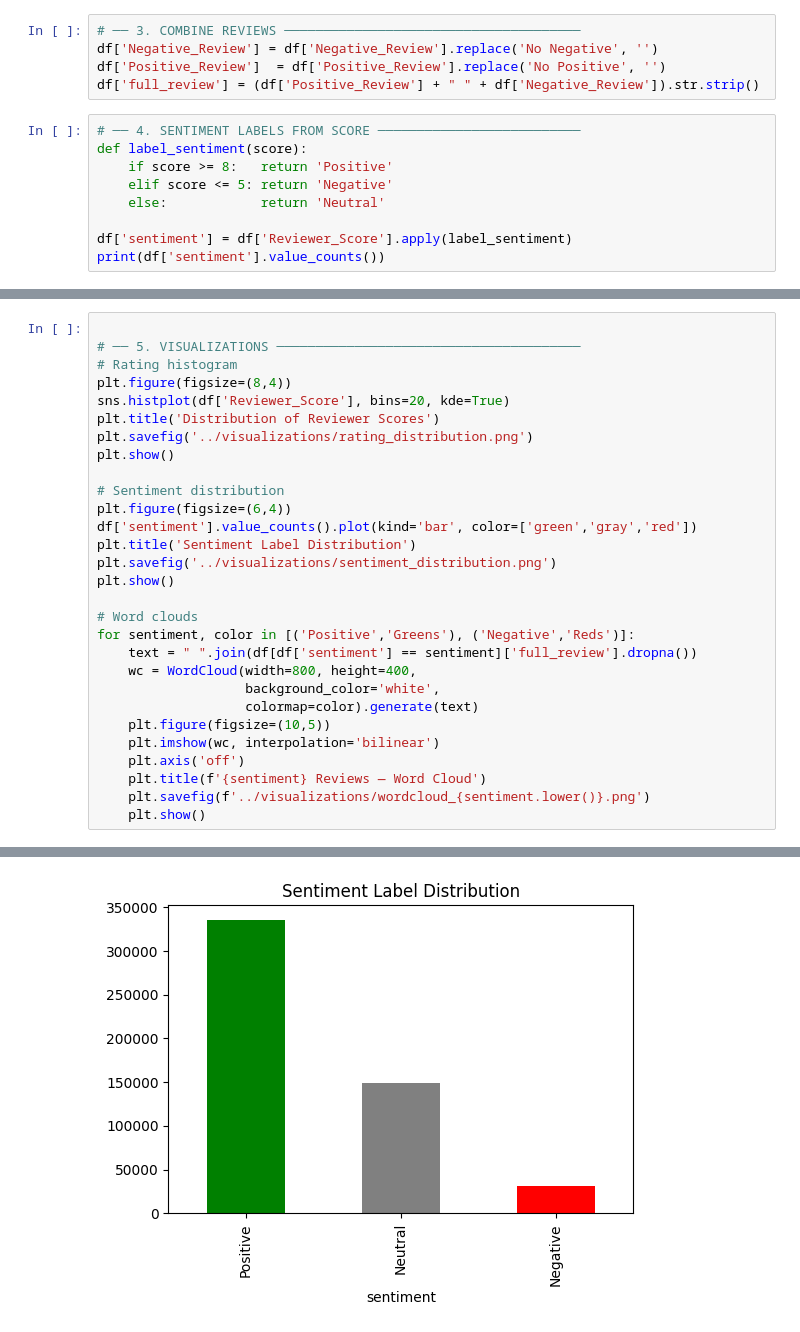
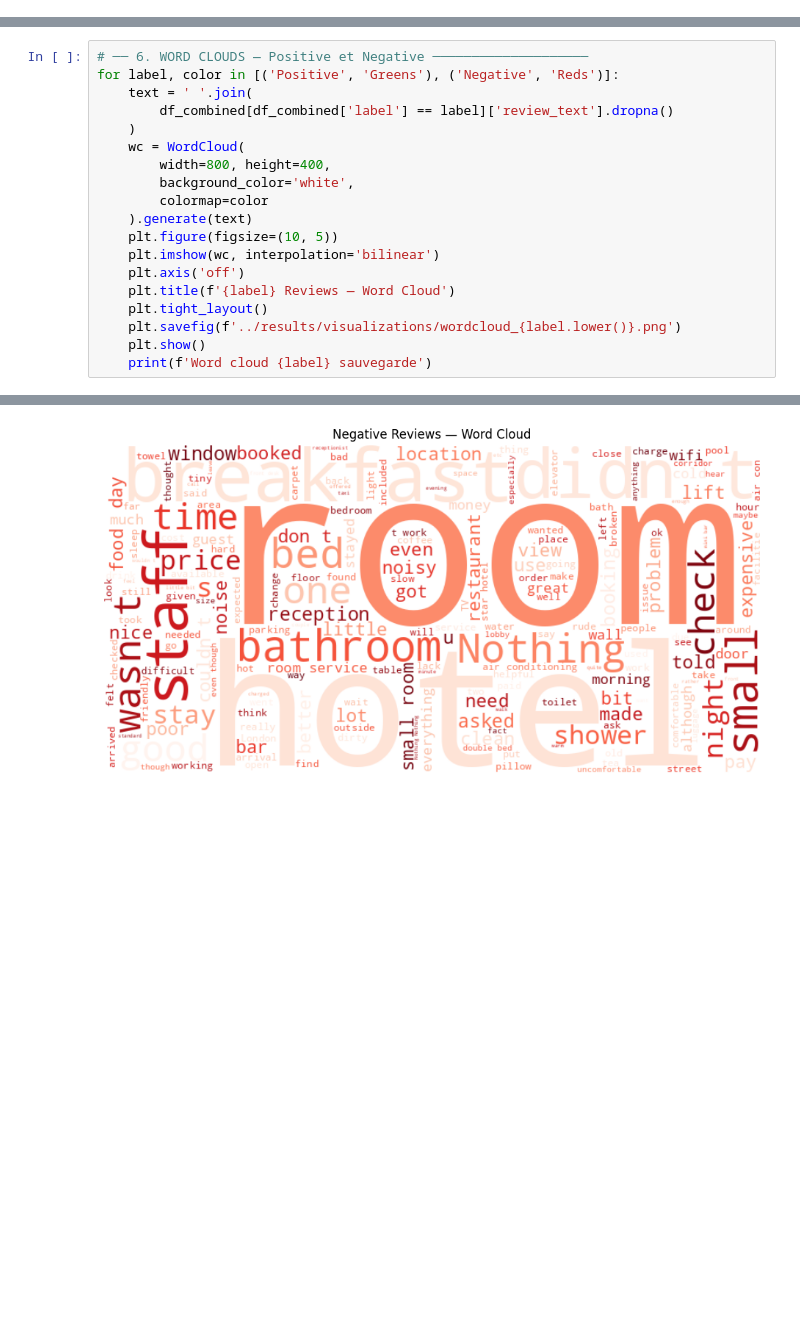
Before and after one commit to Sarahdje/NLP-Project, a Jupyter notebook: notebooks/01_exploration.ipynb, the cells around one changed output, grey strips where cells are left out. Drawn from its saved outputs; the diff is of its cells as text; blank space fills up the shorter version.

```diff
--- a/notebooks/01_exploration.ipynb
+++ b/notebooks/01_exploration.ipynb
@@ -56,17 +60,3 @@ Total_Number_of_Reviews_Reviewer_Has_Given      int64
 75%           9.600000
 max          10.000000
 Name: Reviewer_Score, dtype: float64
-# %%
-# ── 3. COMBINE REVIEWS ──────────────────────────────────────
-df['Negative_Review'] = df['Negative_Review'].replace('No Negative', '')
-df['Positive_Review']  = df['Positive_Review'].replace('No Positive', '')
-df['full_review'] = (df['Positive_Review'] + " " + df['Negative_Review']).str.strip()
-# %%
-# ── 4. SENTIMENT LABELS FROM SCORE ──────────────────────────
-def label_sentiment(score):
-    if score >= 8:   return 'Positive'
-    elif score <= 5: return 'Negative'
-    else:            return 'Neutral'
-
-df['sentiment'] = df['Reviewer_Score'].apply(label_sentiment)
-print(df['sentiment'].value_counts())
@@ -79,30 +136,20 @@ Name: count, dtype: int64
 # %%
-
-# ── 5. VISUALIZATIONS ───────────────────────────────────────
-# Rating histogram
-plt.figure(figsize=(8,4))
-sns.histplot(df['Reviewer_Score'], bins=20, kde=True)
-plt.title('Distribution of Reviewer Scores')
-plt.savefig('../visualizations/rating_distribution.png')
-plt.show()
-
-# Sentiment distribution
-plt.figure(figsize=(6,4))
-df['sentiment'].value_counts().plot(kind='bar', color=['green','gray','red'])
-plt.title('Sentiment Label Distribution')
-plt.savefig('../visualizations/sentiment_distribution.png')
-plt.show()
-
-# Word clouds
-for sentiment, color in [('Positive','Greens'), ('Negative','Reds')]:
-    text = " ".join(df[df['sentiment'] == sentiment]['full_review'].dropna())
-    wc = WordCloud(width=800, height=400,
-                   background_color='white',
-                   colormap=color).generate(text)
-    plt.figure(figsize=(10,5))
+# ── 6. WORD CLOUDS — Positive et Negative ────────────────────
+for label, color in [('Positive', 'Greens'), ('Negative', 'Reds')]:
+    text = ' '.join(
+        df_combined[df_combined['label'] == label]['review_text'].dropna()
+    )
+    wc = WordCloud(
+        width=800, height=400,
+        background_color='white',
+        colormap=color
+    ).generate(text)
+    plt.figure(figsize=(10, 5))
     plt.imshow(wc, interpolation='bilinear')
     plt.axis('off')
-    plt.title(f'{sentiment} Reviews — Word Cloud')
-    plt.savefig(f'../visualizations/wordcloud_{sentiment.lower()}.png')
+    plt.title(f'{label} Reviews — Word Cloud')
+    plt.tight_layout()
+    plt.savefig(f'../results/visualizations/wordcloud_{label.lower()}.png')
     plt.show()
+    print(f'Word cloud {label} sauvegarde')
 # %% [output]
@@ -110 +158 @@ for sentiment, color in [('Positive','Greens'), ('Negative','Reds')]:
-[figure, old version]
+[figure, new version]
```
Also changed, not shown: parts of 10 cells of this notebook, 33 other files.
